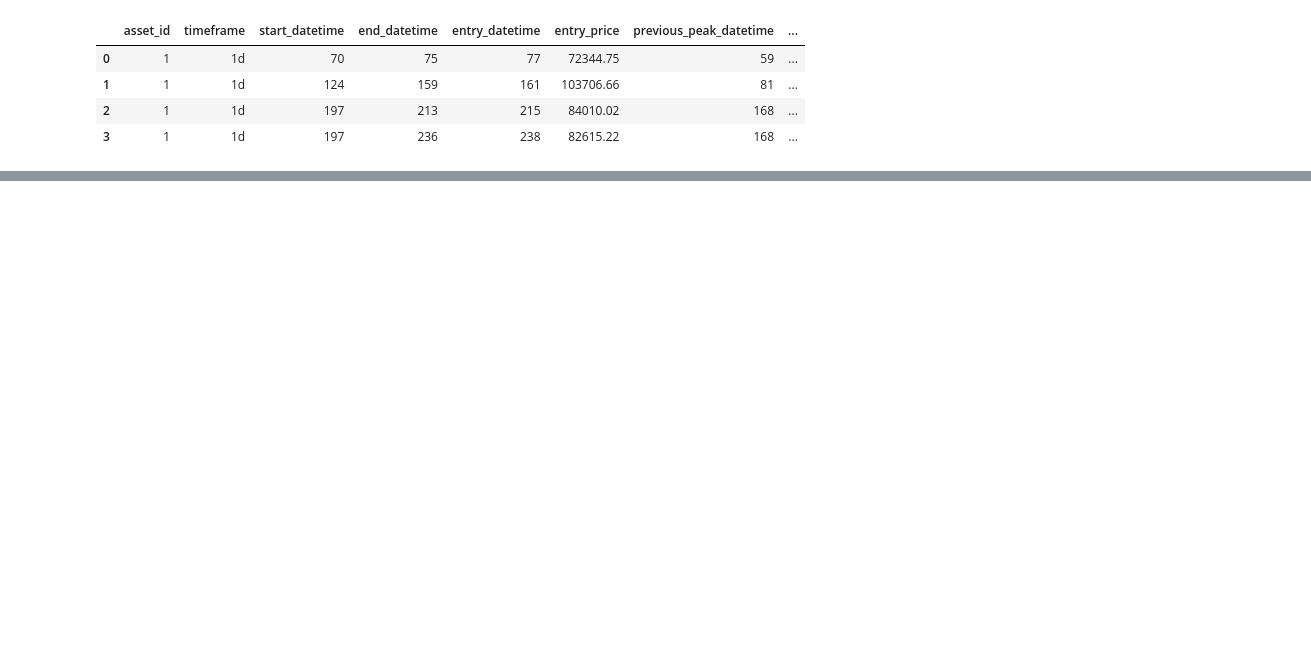
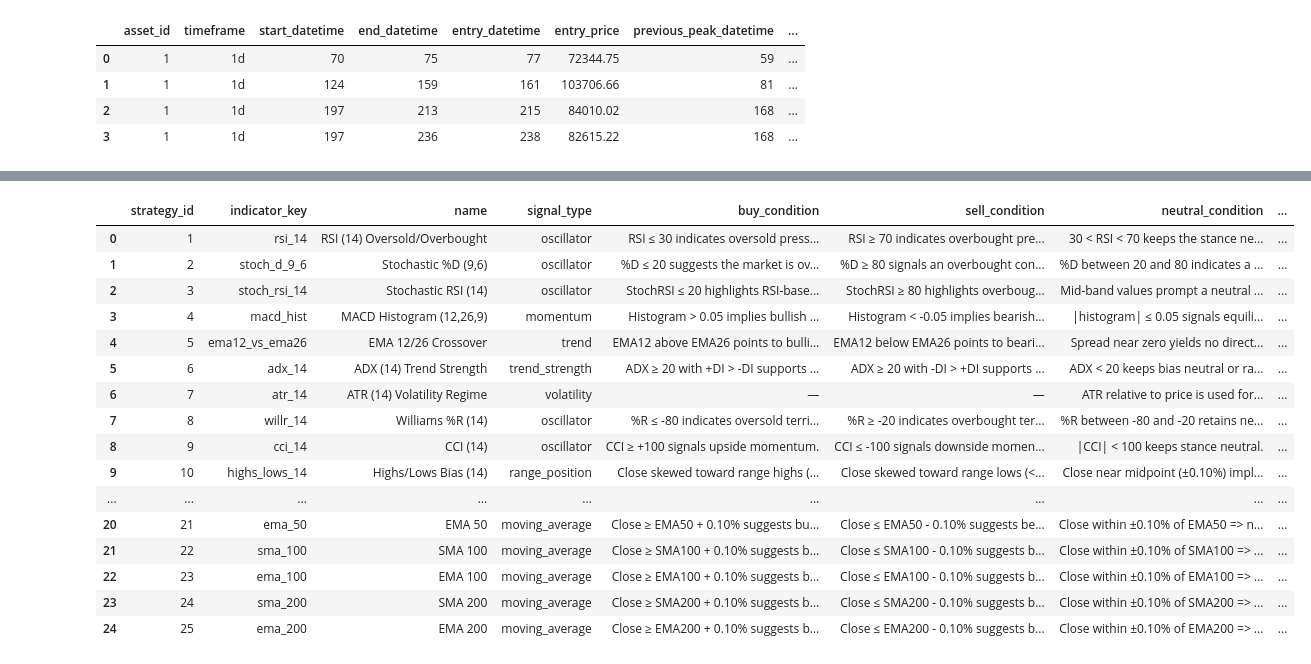
Before and after one commit to Shawn-Kim96/terminalC, a Jupyter notebook: notebooks/1.0-data_analysis.ipynb, the cells around one changed output, grey strips where cells are left out. Cells and saved outputs as stored; diff of their text form; code cells hidden in the pictures; blank space fills up the shorter version.

```diff
--- a/notebooks/1.0-data_analysis.ipynb
+++ b/notebooks/1.0-data_analysis.ipynb
@@ -57,0 +97,21 @@ divergence_df.head(4)
+# %%
+fs_df = pd.read_pickle(os.path.join(DATA_PROCESSED_PATH, 'final_strategies.pickle'))
+fs_df
+# %% [output]
+|  | strategy_id | indicator_key | name | signal_type | buy_condition | sell_condition | neutral_condition | ... |
+| 0 | 1 | rsi_14 | RSI (14) Oversold/Overbought | oscillator | RSI ≤ 30 indicates oversold press... | RSI ≥ 70 indicates overbought pre... | 30 < RSI < 70 keeps the stance ne... | ... |
+| 1 | 2 | stoch_d_9_6 | Stochastic %D (9,6) | oscillator | %D ≤ 20 suggests the market is ov... | %D ≥ 80 signals an overbought con... | %D between 20 and 80 indicates a ... | ... |
+| 2 | 3 | stoch_rsi_14 | Stochastic RSI (14) | oscillator | StochRSI ≤ 20 highlights RSI-base... | StochRSI ≥ 80 highlights overboug... | Mid-band values prompt a neutral ... | ... |
+| 3 | 4 | macd_hist | MACD Histogram (12,26,9) | momentum | Histogram > 0.05 implies bullish ... | Histogram < -0.05 implies bearish... | |histogram| ≤ 0.05 signals equili... | ... |
+| 4 | 5 | ema12_vs_ema26 | EMA 12/26 Crossover | trend | EMA12 above EMA26 points to bulli... | EMA12 below EMA26 points to beari... | Spread near zero yields no direct... | ... |
+| 5 | 6 | adx_14 | ADX (14) Trend Strength | trend_strength | ADX ≥ 20 with +DI > -DI supports ... | ADX ≥ 20 with -DI > +DI supports ... | ADX < 20 keeps bias neutral or ra... | ... |
+| 6 | 7 | atr_14 | ATR (14) Volatility Regime | volatility | — | — | ATR relative to price is used for... | ... |
+| 7 | 8 | willr_14 | Williams %R (14) | oscillator | %R ≤ -80 indicates oversold terri... | %R ≥ -20 indicates overbought ter... | %R between -80 and -20 retains ne... | ... |
+| 8 | 9 | cci_14 | CCI (14) | oscillator | CCI ≥ +100 signals upside momentum. | CCI ≤ -100 signals downside momen... | |CCI| < 100 keeps stance neutral. | ... |
+| 9 | 10 | highs_lows_14 | Highs/Lows Bias (14) | range_position | Close skewed toward range highs (... | Close skewed toward range lows (<... | Close near midpoint (±0.10%) impl... | ... |
+| ... | ... | ... | ... | ... | ... | ... | ... | ... |
+| 20 | 21 | ema_50 | EMA 50 | moving_average | Close ≥ EMA50 + 0.10% suggests bu... | Close ≤ EMA50 - 0.10% suggests be... | Close within ±0.10% of EMA50 => n... | ... |
+| 21 | 22 | sma_100 | SMA 100 | moving_average | Close ≥ SMA100 + 0.10% suggests b... | Close ≤ SMA100 - 0.10% suggests b... | Close within ±0.10% of SMA100 => ... | ... |
+| 22 | 23 | ema_100 | EMA 100 | moving_average | Close ≥ EMA100 + 0.10% suggests b... | Close ≤ EMA100 - 0.10% suggests b... | Close within ±0.10% of EMA100 => ... | ... |
+| 23 | 24 | sma_200 | SMA 200 | moving_average | Close ≥ SMA200 + 0.10% suggests b... | Close ≤ SMA200 - 0.10% suggests b... | Close within ±0.10% of SMA200 => ... | ... |
+| 24 | 25 | ema_200 | EMA 200 | moving_average | Close ≥ EMA200 + 0.10% suggests b... | Close ≤ EMA200 - 0.10% suggests b... | Close within ±0.10% of EMA200 => ... | ... |
```
Also changed, not shown: parts of 5 cells of this notebook, 2 other files.
